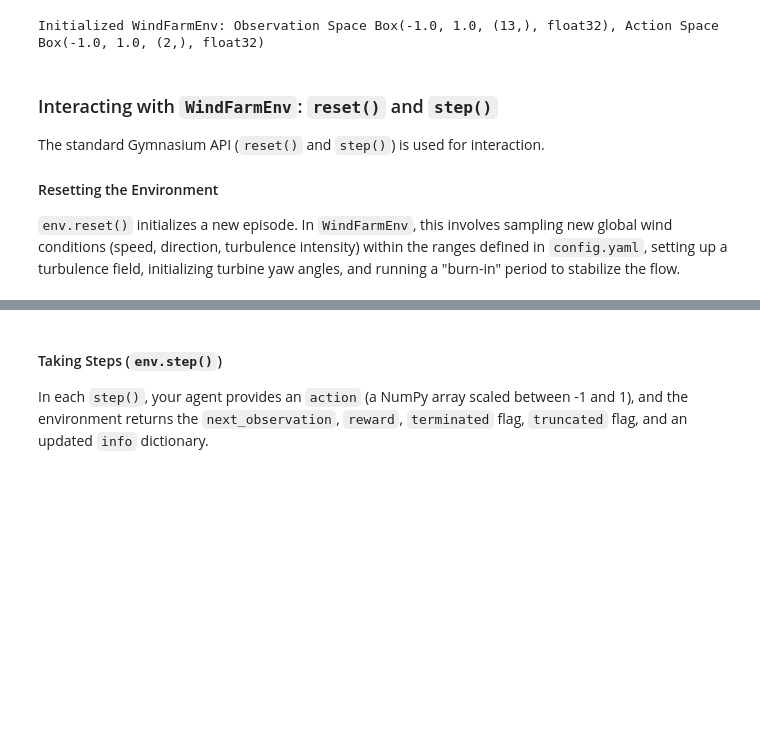
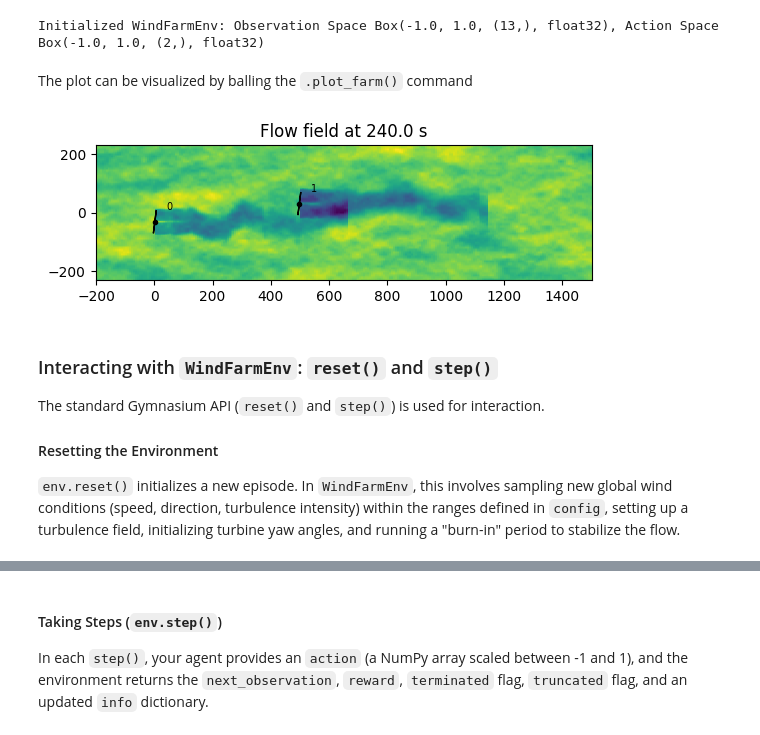
Before and after one commit to MarcusBinder/WindGym, a Jupyter notebook: docusaurus-site/docs/simulations.ipynb, the cells around one changed output, grey strips where cells are left out. Saved outputs shown, nothing was run; the diff lists cells and outputs as text; code cells hidden in the pictures; blank space fills up the shorter version.

```diff
--- a/docusaurus-site/docs/simulations.ipynb
+++ b/docusaurus-site/docs/simulations.ipynb
@@ -163,7 +150,7 @@ env = WindFarmEnv(
     dt_env=5,                   # Environment timestep in seconds (how often the agent acts)
                                 # dt_env must be a multiple of dt_sim
     yaw_step_sim=1,             # Maximum 1 degree yaw change per dt_sim
-    yaml_path=yaml_path,        # Path to the YAML configuration file
+    config=config_dict,         # Path to the YAML configuration file
     Baseline_comp=True,         # Enable a parallel baseline farm for comparison
     render_mode=None,           # Set to 'human' for visualization, 'None' for headless operation
     seed=42                     # Random seed for reproducibility
@@ -172,6 +159,12 @@ env = WindFarmEnv(
 print(f"Initialized WindFarmEnv: Observation Space {env.observation_space}, Action Space {env.action_space}")
 # %% [output]
 Initialized WindFarmEnv: Observation Space Box(-1.0, 1.0, (13,), float32), Action Space Box(-1.0, 1.0, (2,), float32)
+# %% [markdown]
+The plot can be visualized by balling the `.plot_farm()` command
+# %%
+env.plot_farm()
+# %% [output]
+[figure, added]
 # %% [markdown]
 ### Interacting with `WindFarmEnv`: `reset()` and `step()`
 
@@ -179,7 +172,7 @@ The standard Gymnasium API (`reset()` and `step()`) is used for interaction.
 
 #### Resetting the Environment
 
-`env.reset()` initializes a new episode. In `WindFarmEnv`, this involves sampling new global wind conditions (speed, direction, turbulence intensity) within the ranges defined in `config.yaml`, setting up a turbulence field, initializing turbine yaw angles, and running a "burn-in" period to stabilize the flow.
+`env.reset()` initializes a new episode. In `WindFarmEnv`, this involves sampling new global wind conditions (speed, direction, turbulence intensity) within the ranges defined in `config`, setting up a turbulence field, initializing turbine yaw angles, and running a "burn-in" period to stabilize the flow.
 # %%
 # Reset the environment to start a new episode
 observation, info = env.reset()
```
Also changed, not shown: parts of 8 cells of this notebook, 2 other files.
